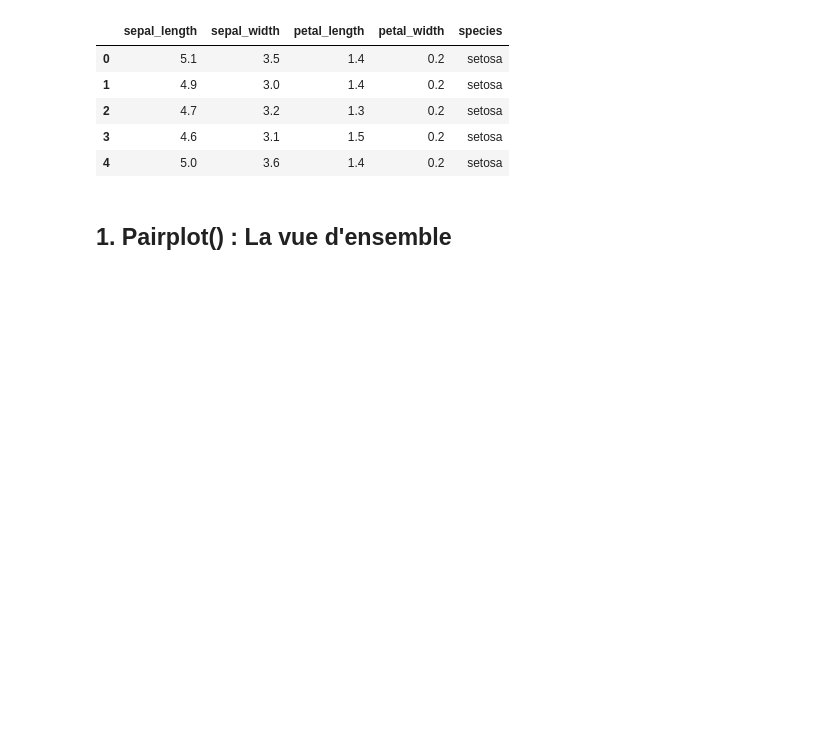
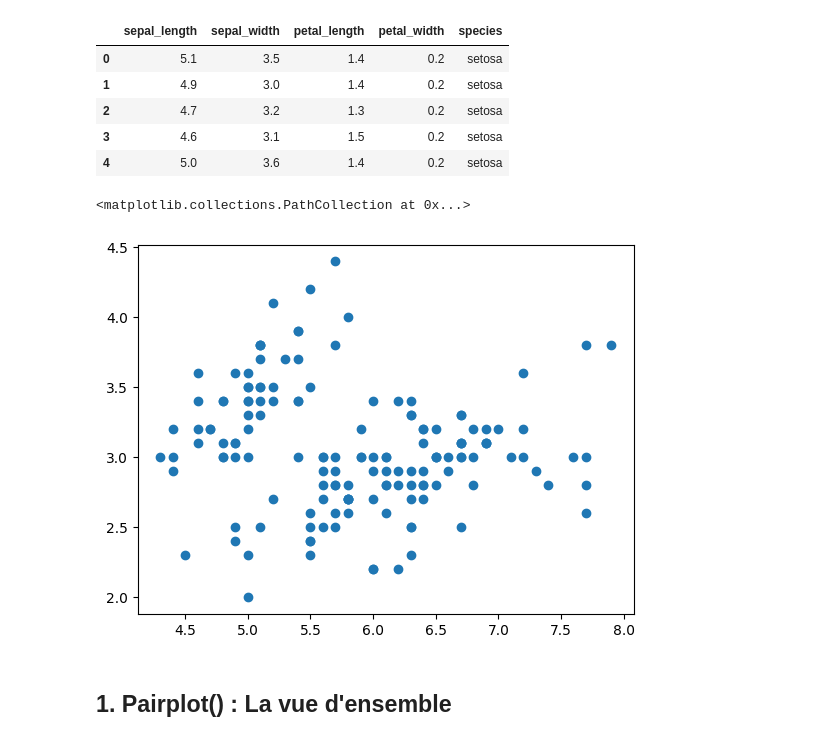
Before and after one commit to lighscent/fastapi_, a Jupyter notebook: machinelearnia/Python-Machine-Learning-master/19 - Seaborn.ipynb, the cells around one changed output. Saved outputs shown, nothing was run; the diff lists cells and outputs as text; code cells hidden in the pictures; blank space fills up the shorter version.

```diff
--- a/machinelearnia/Python-Machine-Learning-master/19 - Seaborn.ipynb
+++ b/machinelearnia/Python-Machine-Learning-master/19 - Seaborn.ipynb
@@ -17,5 +17,10 @@ iris.head()
 | 2 | 4.7 | 3.2 | 1.3 | 0.2 | setosa |
 | 3 | 4.6 | 3.1 | 1.5 | 0.2 | setosa |
 | 4 | 5.0 | 3.6 | 1.4 | 0.2 | setosa |
+# %%
+plt.scatter(iris['sepal_length'], iris['sepal_width'])
+# %% [output]
+<matplotlib.collections.PathCollection at 0x...>
+[figure, added]
 # %% [markdown]
 ## 1. Pairplot() : La vue d'ensemble
```
Also changed, not shown: parts of 17 cells of this notebook, 6 other files.
